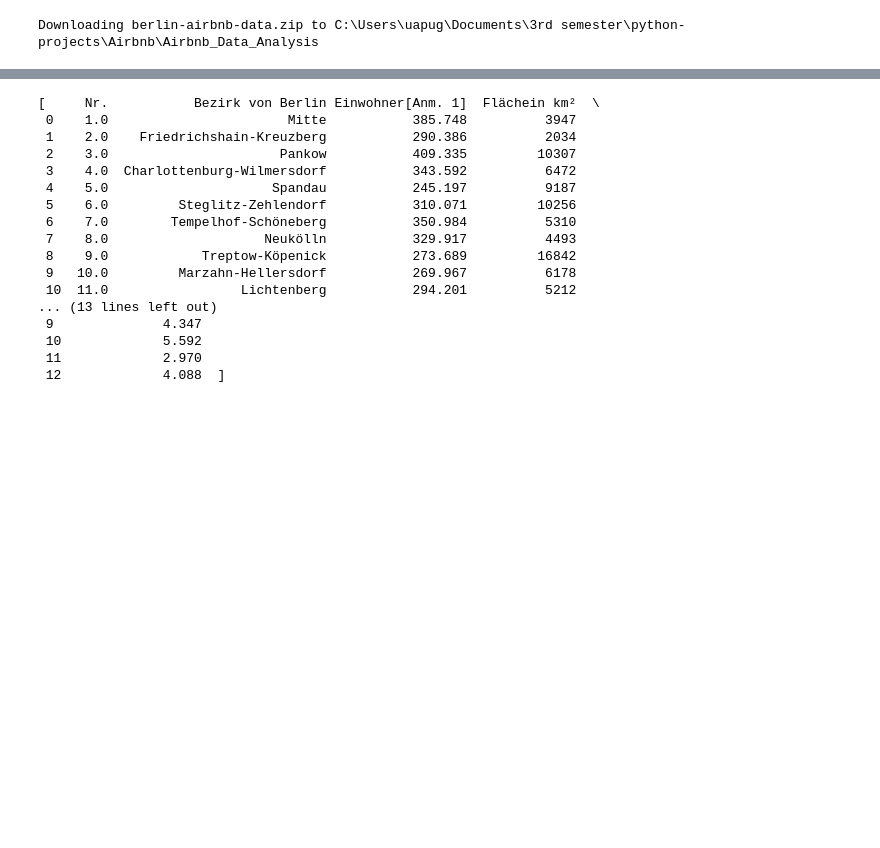
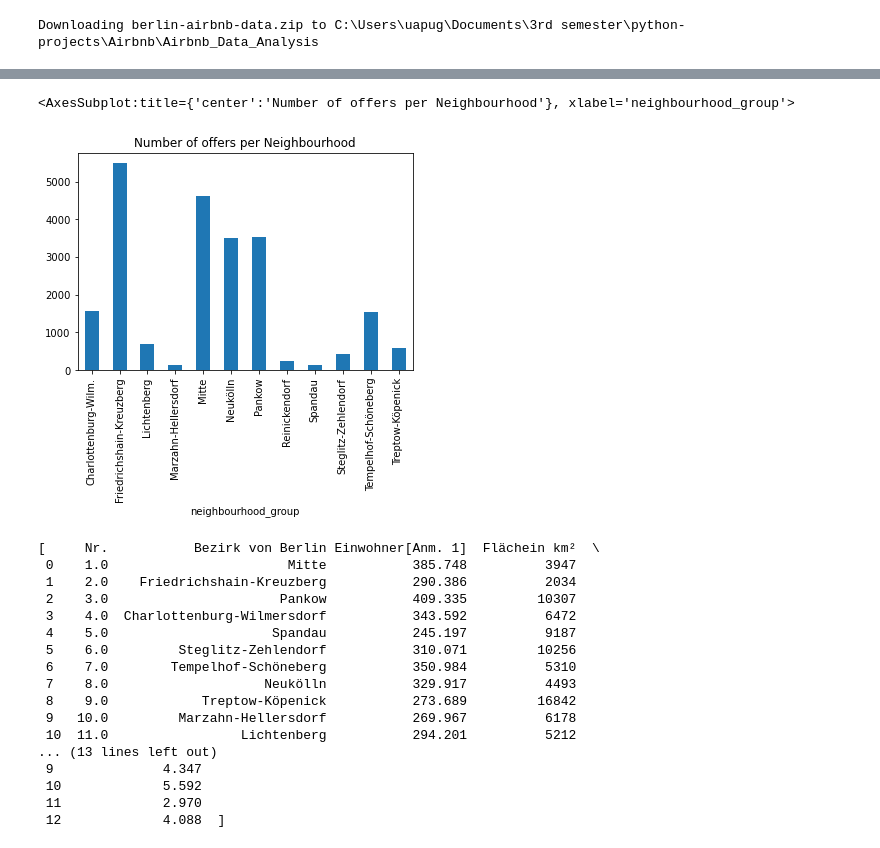
Before and after one commit to mikepuzzo/Airbnb_Data_Analysis, a Jupyter notebook: Airbnb_Data_Analysis.ipynb, the cells around one changed output, grey strips where cells are left out. Cells and saved outputs as stored; diff of their text form; code cells hidden in the pictures; blank space fills up the shorter version.

```diff
--- a/Airbnb_Data_Analysis.ipynb
+++ b/Airbnb_Data_Analysis.ipynb
@@ -139,3 +72,8 @@ df_rs
+# %%
+df_listing.groupby(by="neighbourhood_group").id.count().plot(kind="bar", title="Number of offers per Neighbourhood")
+# %% [output]
+<AxesSubplot:title={'center':'Number of offers per Neighbourhood'}, xlabel='neighbourhood_group'>
+[figure, added]
 # %%
 import requests
 from bs4 import BeautifulSoup
```
Also changed, not shown: parts of 15 cells of this notebook.
